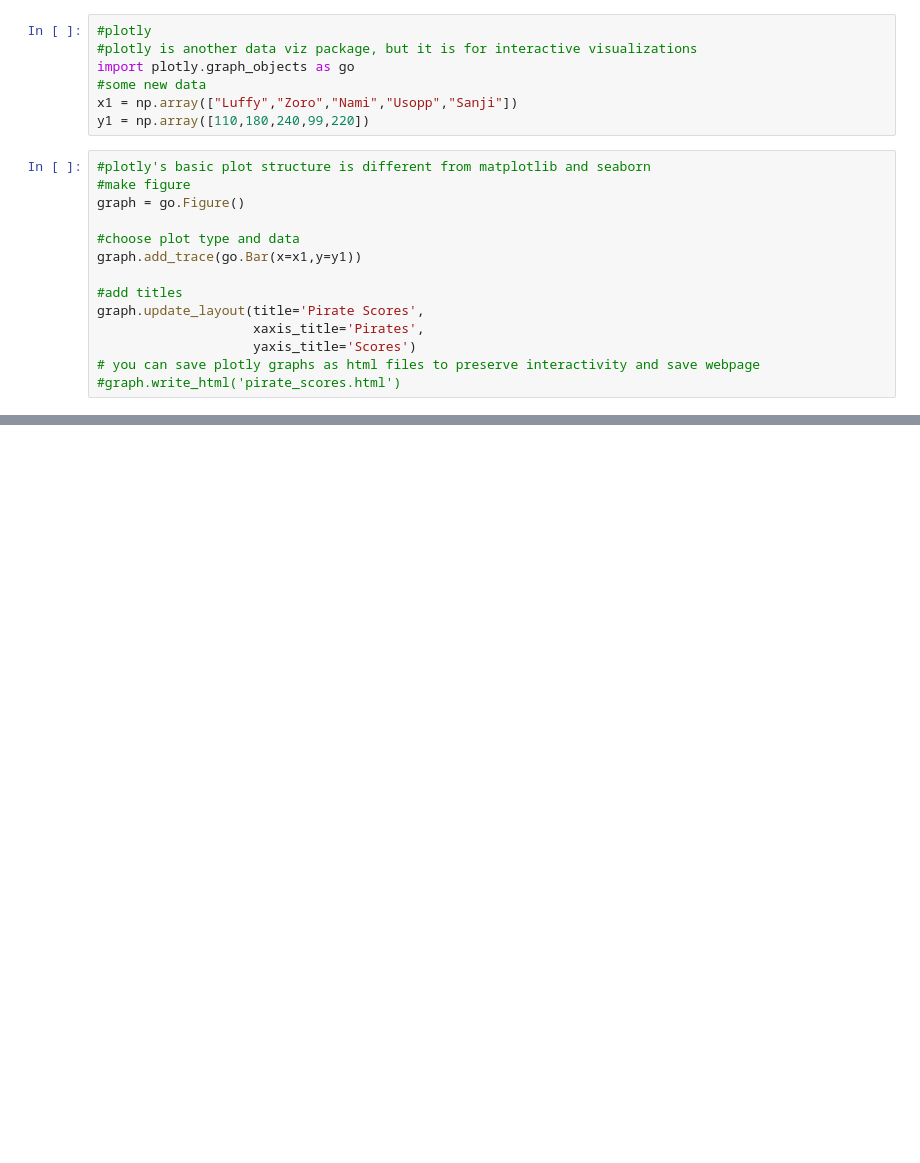
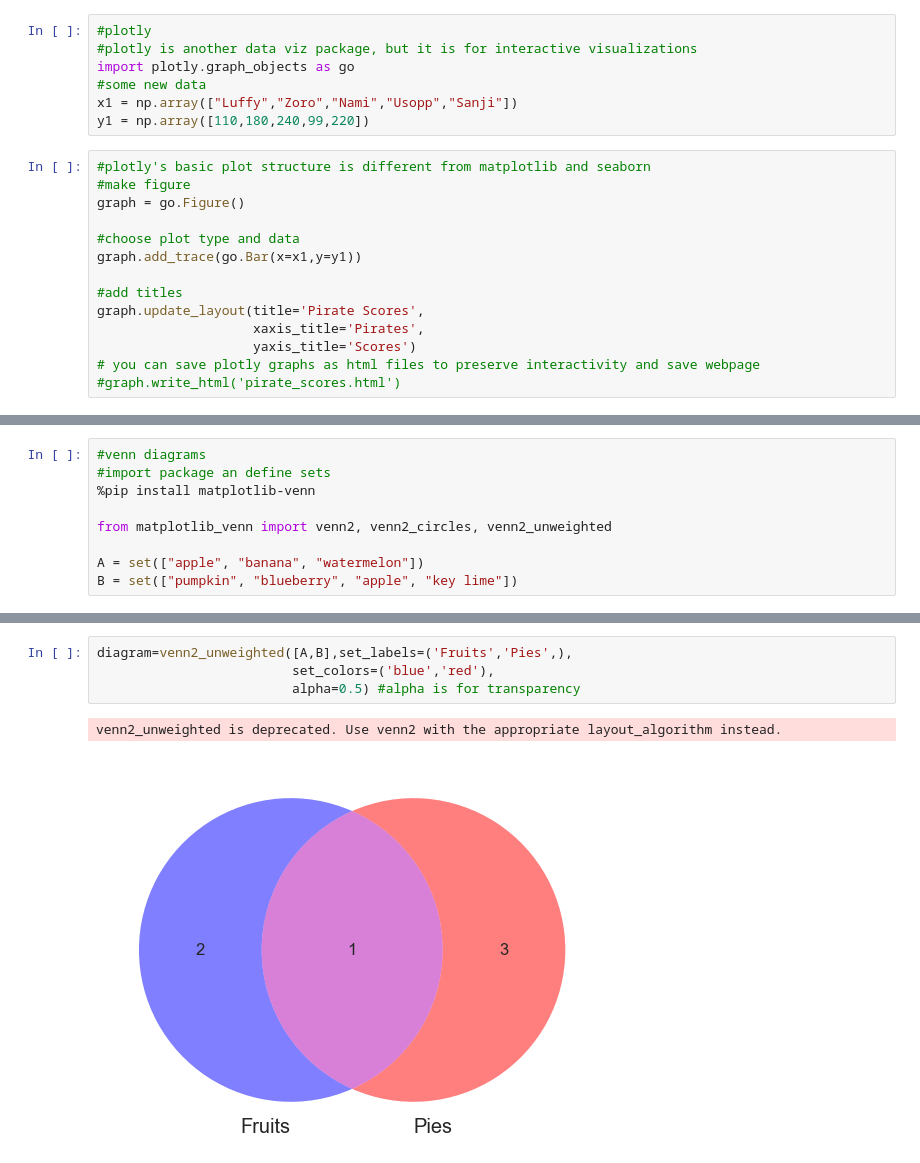
Before and after one commit to evankchan/visualization, a Jupyter notebook: 02_activities/assignments/participation/lecture01_03_04.ipynb, the cells around one changed output, grey strips where cells are left out. Cells and saved outputs as stored; diff of their text form; blank space fills up the shorter version.

```diff
--- a/02_activities/assignments/participation/lecture01_03_04.ipynb
+++ b/02_activities/assignments/participation/lecture01_03_04.ipynb
@@ -608,0 +670,9 @@ graph.add_trace(go.Scatter(x=x1,y=y1,mode='markers',
+# %%
+#venn diagrams
+#import package an define sets
+%pip install matplotlib-venn
+
+from matplotlib_venn import venn2, venn2_circles, venn2_unweighted
+
+A = set(["apple", "banana", "watermelon"])
+B = set(["pumpkin", "blueberry", "apple", "key lime"])
@@ -608,0 +697,7 @@ graph.add_trace(go.Scatter(x=x1,y=y1,mode='markers',
+# %%
+diagram=venn2_unweighted([A,B],set_labels=('Fruits','Pies',),
+                         set_colors=('blue','red'),
+                         alpha=0.5) #alpha is for transparency
+# %% [output]
+venn2_unweighted is deprecated. Use venn2 with the appropriate layout_algorithm instead.
+[figure, added]
```
Also changed, not shown: parts of 8 cells of this notebook.
